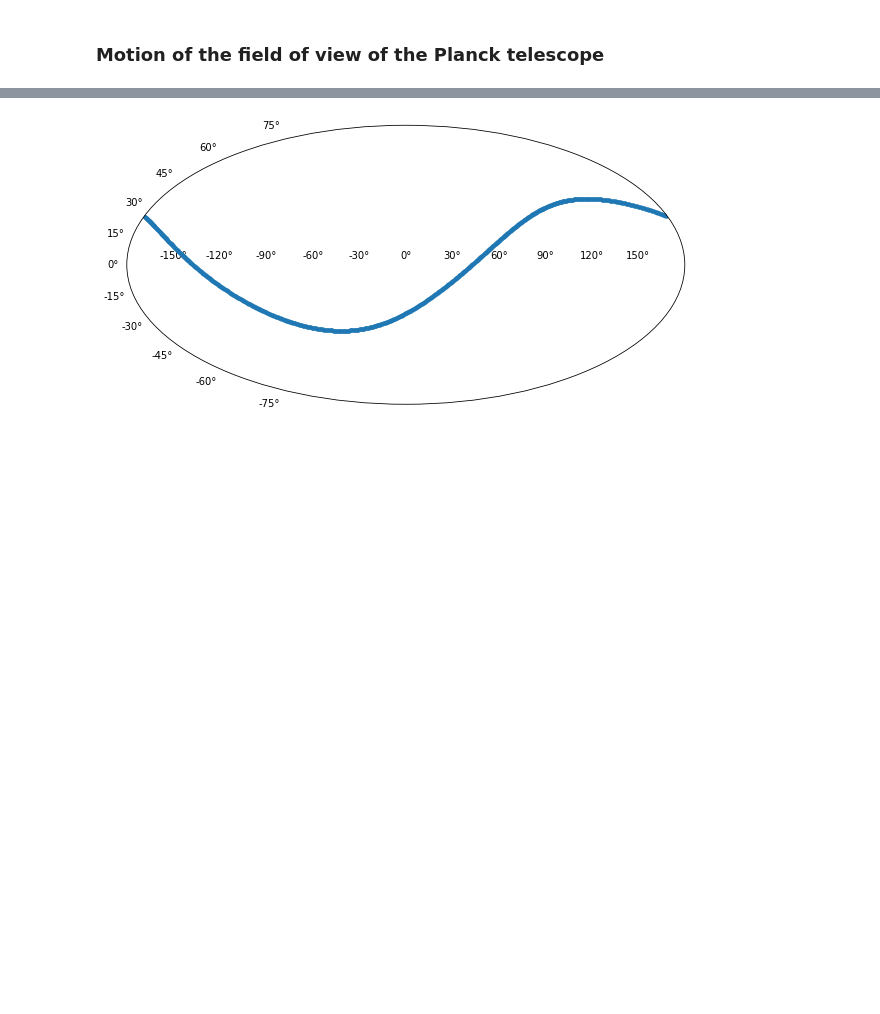
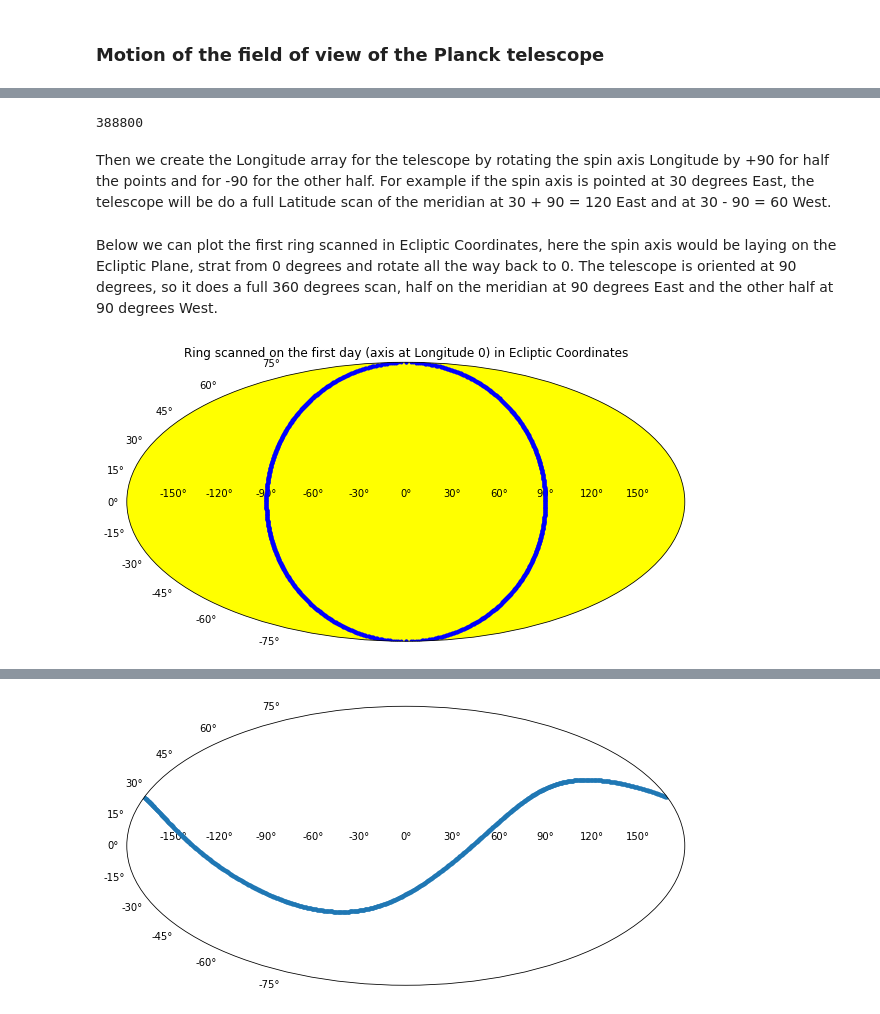
Before and after one commit to words-sdsc/edX, a Jupyter notebook: astro_example.ipynb, the cells around one changed output, grey strips where cells are left out. Cells and saved outputs as stored; diff of their text form; code cells hidden in the pictures; blank space fills up the shorter version.

```diff
--- a/astro_example.ipynb
+++ b/astro_example.ipynb
@@ -392,4 +392,9 @@ spin_axis_latitude_galactic = np.degrees(np.pi/2 - np.arccos(spin_axis_vector_ga
 spin_axis_longitude_galactic = np.degrees(np.arctan2(spin_axis_vector_galactic[1], spin_axis_vector_galactic[0]))
 # %% [markdown]
 We can use the Mollweide projection to have a feeling on how it would look like projected on the sky and even overlay the actual map of the sky.
+# %%
+def create_mollweide_axes():
+    fig = plt.figure(figsize=(10,20))
+    ax = fig.add_subplot(111, projection="mollweide")
+    return ax
 # %%
@@ -469,0 +440,31 @@ create_scanning_ring_figure(0)
+# %%
+spin_axis_longitude_ecliptic = np.repeat(np.linspace(0, 360, n_points_eclipctic), n_points_ring)
+# %%
+len(spin_axis_longitude_ecliptic)
+# %% [output]
+388800
+# %% [markdown]
+Then we create the Longitude array for the telescope by rotating the spin axis Longitude by +90 for half the points and for -90 for the other half.
+For example if the spin axis is pointed at 30 degrees East, the telescope will be do a full Latitude scan of the meridian at 30 + 90 = 120 East and at 30 - 90 = 60 West.
+# %%
+telescope_longitude_ecliptic = spin_axis_longitude_ecliptic - \
+    np.tile(
+        np.concatenate([
+            np.ones(n_points_ring//2)*90,
+            -np.ones(n_points_ring//2)*90
+        ]), n_points_eclipctic)
+telescope_latitude_ecliptic = np.tile(
+    np.linspace(-90, 90, n_points_ring//2), n_points_eclipctic*2
+)
+# %% [markdown]
+Below we can plot the first ring scanned in Ecliptic Coordinates, here the spin axis would be laying on the Ecliptic Plane, strat from 0 degrees and rotate all the way back to 0.
+The telescope is oriented at 90 degrees, so it does a full 360 degrees scan, half on the meridian at 90 degrees East and the other half at 90 degrees West.
+# %%
+ax = create_mollweide_axes()
+ax.set_facecolor('yellow') # Yellow stands for Ecliptic Coordinates
+plt.plot(np.radians(telescope_longitude_ecliptic[:n_points_ring]),
+         np.radians(telescope_latitude_ecliptic[:n_points_ring] ),
+         '.', color="blue")
+plt.title("Ring scanned on the first day (axis at Longitude 0) in Ecliptic Coordinates");
+# %% [output]
+[figure, added]
```
Also changed, not shown: parts of 124 cells of this notebook.
